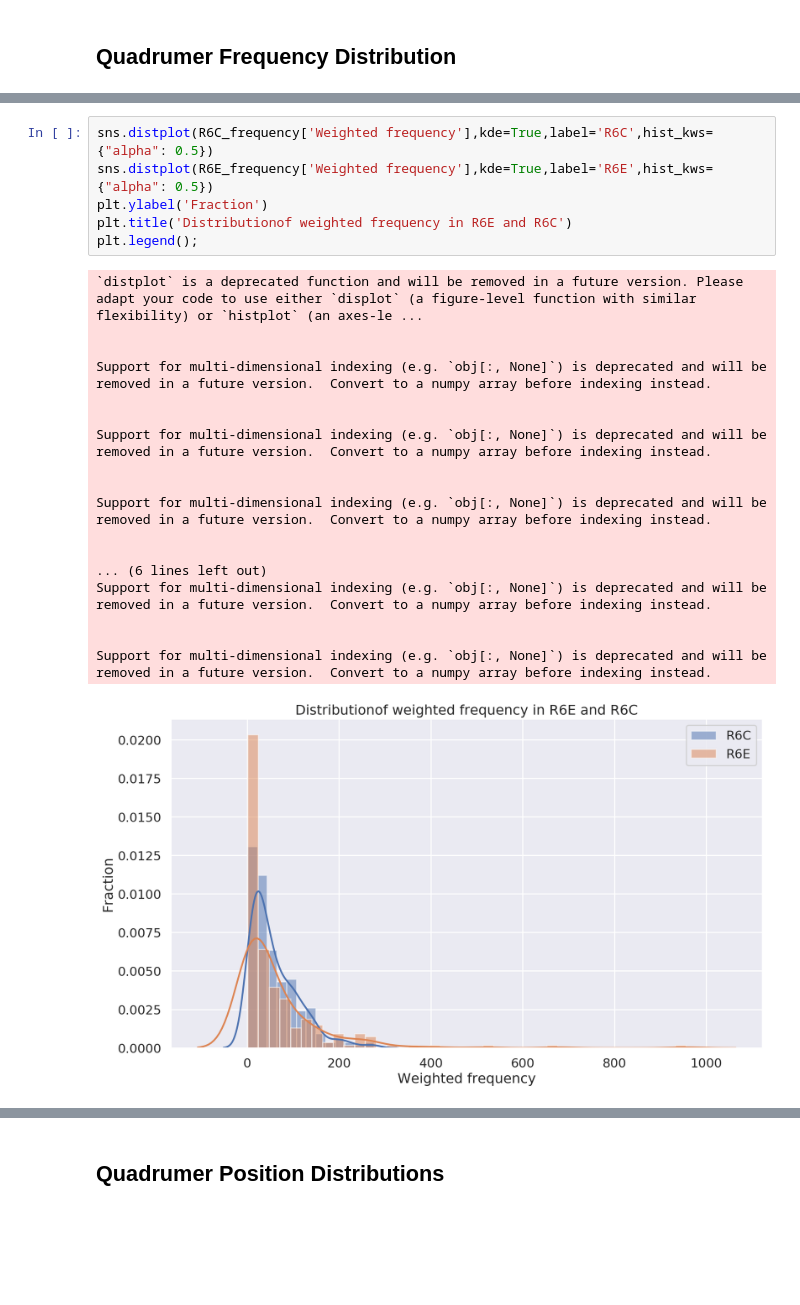
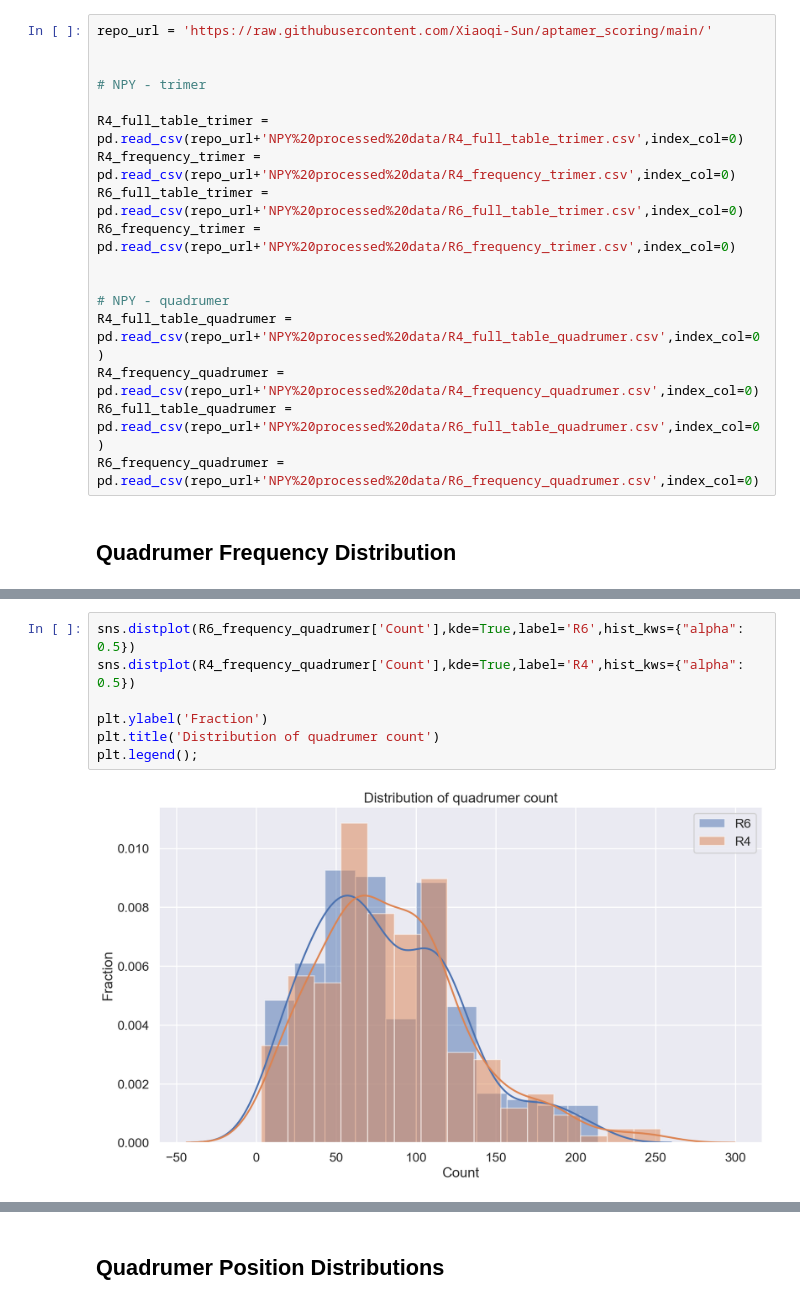
Before and after one commit to Xiaoqi-Sun/aptamer_scoring, a Jupyter notebook: notebooks/NPY Data Analysis of published seq.ipynb, the cells around one changed output, grey strips where cells are left out. Saved outputs shown, nothing was run; the diff lists cells and outputs as text; blank space fills up the shorter version.

```diff
--- a/notebooks/NPY Data Analysis of published seq.ipynb
+++ b/notebooks/NPY Data Analysis of published seq.ipynb
@@ -77,2 +70,19 @@ for i in np.arange(2,7):
+# %%
+repo_url = 'https://raw.githubusercontent.com/Xiaoqi-Sun/aptamer_scoring/main/'
+
+
+# NPY - trimer
+
+R4_full_table_trimer = pd.read_csv(repo_url+'NPY%20processed%20data/R4_full_table_trimer.csv',index_col=0)
+R4_frequency_trimer = pd.read_csv(repo_url+'NPY%20processed%20data/R4_frequency_trimer.csv',index_col=0)
+R6_full_table_trimer = pd.read_csv(repo_url+'NPY%20processed%20data/R6_full_table_trimer.csv',index_col=0)
+R6_frequency_trimer = pd.read_csv(repo_url+'NPY%20processed%20data/R6_frequency_trimer.csv',index_col=0)
+
+
+# NPY - quadrumer
+R4_full_table_quadrumer = pd.read_csv(repo_url+'NPY%20processed%20data/R4_full_table_quadrumer.csv',index_col=0)
+R4_frequency_quadrumer = pd.read_csv(repo_url+'NPY%20processed%20data/R4_frequency_quadrumer.csv',index_col=0)
+R6_full_table_quadrumer =  pd.read_csv(repo_url+'NPY%20processed%20data/R6_full_table_quadrumer.csv',index_col=0)
+R6_frequency_quadrumer = pd.read_csv(repo_url+'NPY%20processed%20data/R6_frequency_quadrumer.csv',index_col=0)
 # %% [markdown]
 ## Quadrumer Frequency Distribution
@@ -111,25 +139,9 @@ R6C_top10
 # %%
-sns.distplot(R6C_frequency['Weighted frequency'],kde=True,label='R6C',hist_kws={"alpha": 0.5})
-sns.distplot(R6E_frequency['Weighted frequency'],kde=True,label='R6E',hist_kws={"alpha": 0.5})
+sns.distplot(R6_frequency_quadrumer['Count'],kde=True,label='R6',hist_kws={"alpha": 0.5})
+sns.distplot(R4_frequency_quadrumer['Count'],kde=True,label='R4',hist_kws={"alpha": 0.5})
+
 plt.ylabel('Fraction')
-plt.title('Distributionof weighted frequency in R6E and R6C')
+plt.title('Distribution of quadrumer count')
 plt.legend();
 # %% [output]
-`distplot` is a deprecated function and will be removed in a future version. Please adapt your code to use either `displot` (a figure-level function with similar flexibility) or `histplot` (an axes-le ...
-
-
-Support for multi-dimensional indexing (e.g. `obj[:, None]`) is deprecated and will be removed in a future version.  Convert to a numpy array before indexing instead.
-
-
-Support for multi-dimensional indexing (e.g. `obj[:, None]`) is deprecated and will be removed in a future version.  Convert to a numpy array before indexing instead.
-
-
-Support for multi-dimensional indexing (e.g. `obj[:, None]`) is deprecated and will be removed in a future version.  Convert to a numpy array before indexing instead.
-
-
-... (6 lines left out)
-Support for multi-dimensional indexing (e.g. `obj[:, None]`) is deprecated and will be removed in a future version.  Convert to a numpy array before indexing instead.
-
-
-Support for multi-dimensional indexing (e.g. `obj[:, None]`) is deprecated and will be removed in a future version.  Convert to a numpy array before indexing instead.
-[figure, old version]
+[figure, new version]
```
Also changed, not shown: parts of 23 cells of this notebook, 8 other files.
